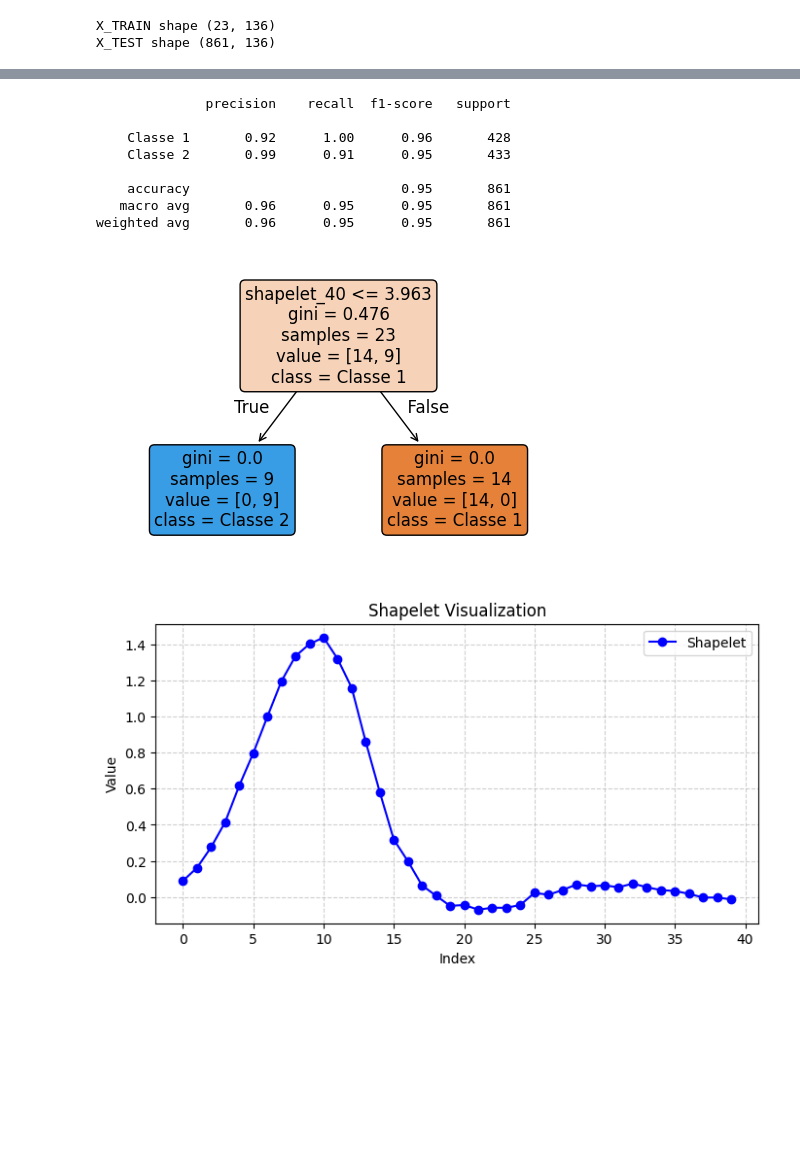
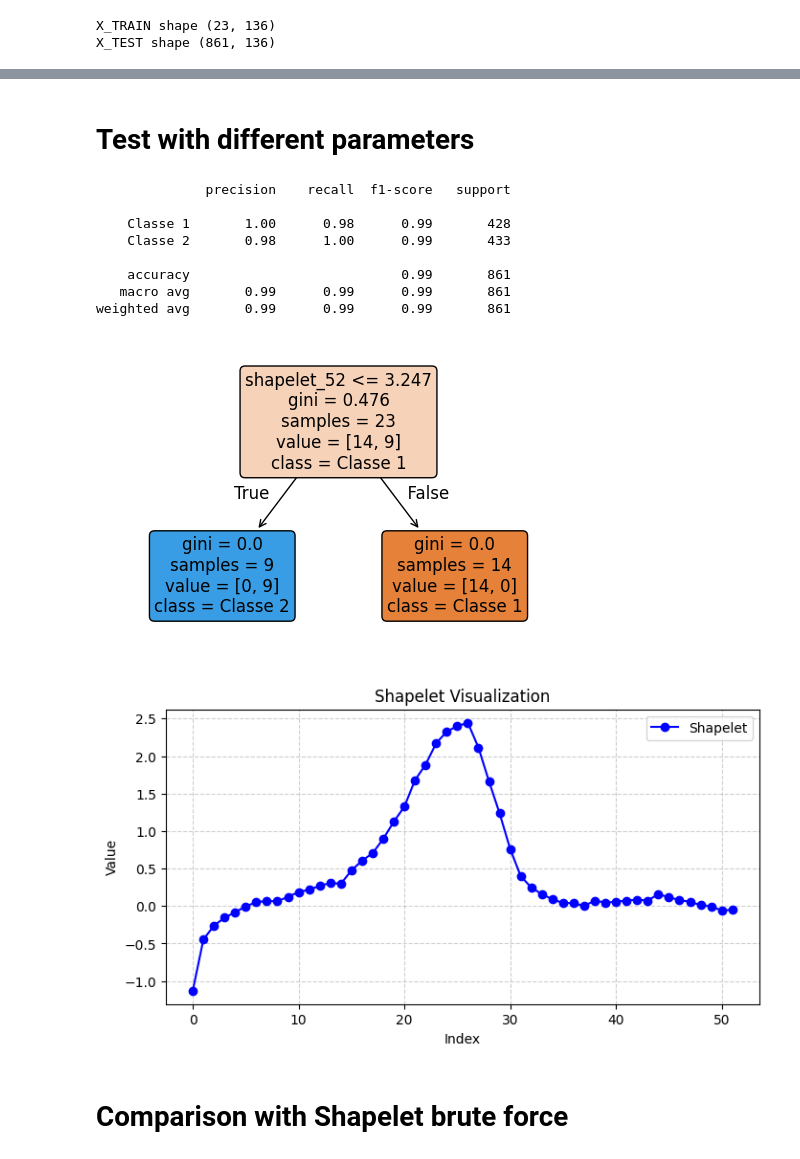
Before and after one commit to CorentinPernot/FASTShapelets_TS, a Jupyter notebook: notebooks/notebook_1.ipynb, the cells around one changed output, grey strips where cells are left out. Cells and saved outputs as stored; diff of their text form; code cells hidden in the pictures; blank space fills up the shorter version.

Commit message:
example + comparison with shapelet BF (does not work yet)

```diff
--- a/notebooks/notebook_1.ipynb
+++ b/notebooks/notebook_1.ipynb
@@ -173,3 +198,25 @@ df_test = create_dataframe(X_test_scaled, shapelets_dict, metric=metric)
+# %% [markdown]
+# Test with different parameters
+# %%
+# Compute Fast Shapelets
+# params
+X = X_train_scaled
+y = y_train
+min_length=20
+max_length=80
+dimensionality=5
+cardinality=4
+r=10
+k=10
+metric='eucl'
+
+final_shapelets, final_shapelets_max_gain, final_shapelets_min_gap = main_fast_shapelets(X_train_scaled, y_train, min_length=min_length, max_length=max_length, dimensionality=dimensionality, cardinality=cardinality, r=r, k=k, metric=metric)
+# %%
+shapelets_dict = final_shapelets
+
+# metric = "dtw"
+df_train = create_dataframe(X_train, shapelets_dict, metric=metric)
+df_test = create_dataframe(X_test_scaled, shapelets_dict, metric=metric)
 # %%
 max_depth = 1
 model, report = create_decision_tree(df_train, y_train, df_test, y_test, max_depth=max_depth)
@@ -177,17 +224,19 @@ print(report)
 # %% [output]
               precision    recall  f1-score   support
 
-    Classe 1       0.92      1.00      0.96       428
-    Classe 2       0.99      0.91      0.95       433
+    Classe 1       1.00      0.98      0.99       428
+    Classe 2       0.98      1.00      0.99       433
 
-    accuracy                           0.95       861
-   macro avg       0.96      0.95      0.95       861
-weighted avg       0.96      0.95      0.95       861
+    accuracy                           0.99       861
+   macro avg       0.99      0.99      0.99       861
+weighted avg       0.99      0.99      0.99       861
 # %%
 plot_decision_tree(model, df_train.columns.drop("Signal_nb"))
 # %% [output]
-[figure, old version]
+[figure, new version]
 # %%
-plot_shapelet(shapelets_dict[40])
+plot_shapelet(shapelets_dict[52]) #33, 52
 # %% [output]
-[figure, old version]
+[figure, new version]
+# %% [markdown]
+# Comparison with Shapelet brute force
```
Also changed, not shown: parts of 8 cells of this notebook.
